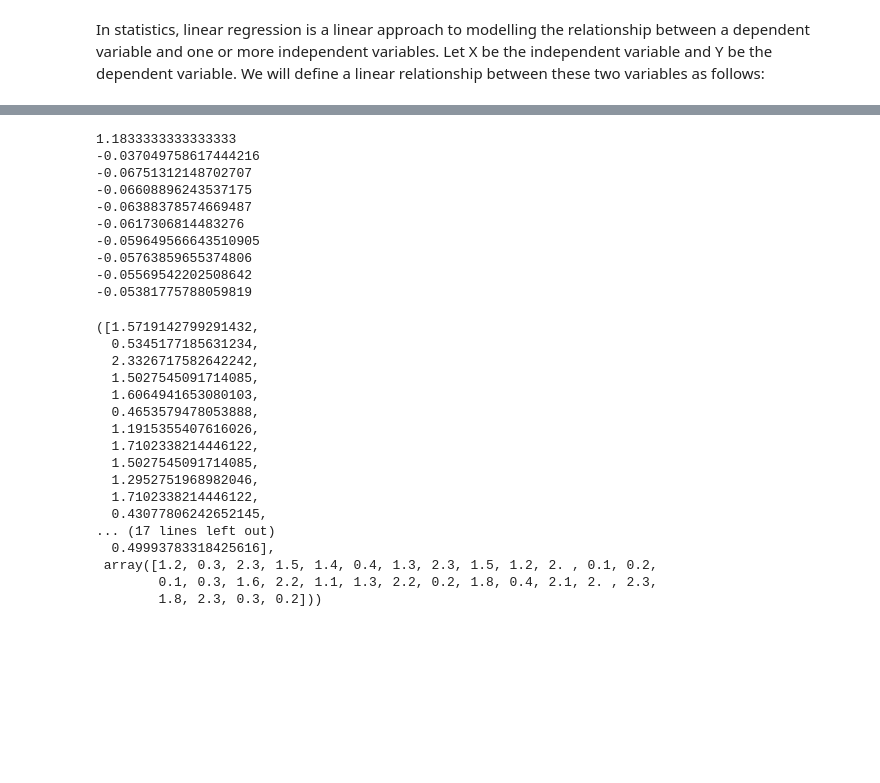
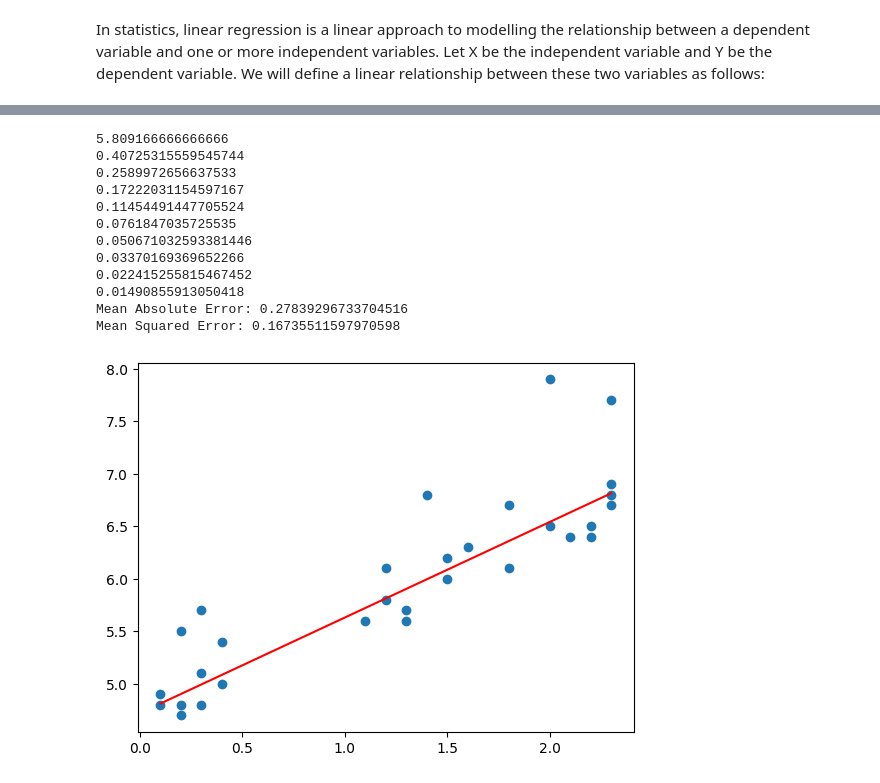
Before and after one commit to darabosmate/BEVADAT2022232, a Jupyter notebook: GYAK/GYAK08/LinearRegression.ipynb, the cells around one changed output, grey strips where cells are left out. Saved outputs shown, nothing was run; the diff lists cells and outputs as text; code cells hidden in the pictures; blank space fills up the shorter version.

```diff
--- a/GYAK/GYAK08/LinearRegression.ipynb
+++ b/GYAK/GYAK08/LinearRegression.ipynb
@@ -121,41 +199,35 @@ from LinearRegressionSkeleton import LinearRegression
 # Load the iris dataset
 iris = load_iris()
 df = pd.DataFrame(iris.data, columns=iris.feature_names)
-X = df['petal length (cm)'].values
-y = df['petal width (cm)'].values
+X = df['petal width (cm)'].values
+y = df['sepal length (cm)'].values
 
 X_train, X_test, Y_train, Y_test = train_test_split(X, y, test_size=0.2, random_state=42)
 
 
 
-linReg = LinearRegression()
+linReg = LinearRegression(epochs=1000, lr=0.01)
 linReg.fit(X_train, Y_train)
-linReg.predict(X_test), Y_test
+linReg.predict(X_test)
+linReg.evaluate(Y_test)
 # %% [output]
-1.1833333333333333
--0.037049758617444216
--0.06751312148702707
--0.06608896243537175
--0.06388378574669487
--0.0617306814483276
--0.059649566643510905
--0.05763859655374806
--0.05569542202508642
--0.05381775788059819
+5.809166666666666
+0.40725315559545744
+0.2589972656637533
+0.17222031154597167
+0.11454491447705524
+0.0761847035725535
+0.050671032593381446
+0.03370169369652266
+0.022415255815467452
+0.01490855913050418
+Mean Absolute Error: 0.27839296733704516
+Mean Squared Error: 0.16735511597970598
-([1.5719142799291432,
-  0.5345177185631234,
-  2.3326717582642242,
-  1.5027545091714085,
-  1.6064941653080103,
-  0.4653579478053888,
-  1.1915355407616026,
-  1.7102338214446122,
-  1.5027545091714085,
-  1.2952751968982046,
-  1.7102338214446122,
-  0.43077806242652145,
-... (17 lines left out)
-  0.49993783318425616],
- array([1.2, 0.3, 2.3, 1.5, 1.4, 0.4, 1.3, 2.3, 1.5, 1.2, 2. , 0.1, 0.2,
-        0.1, 0.3, 1.6, 2.2, 1.1, 1.3, 2.2, 0.2, 1.8, 0.4, 2.1, 2. , 2.3,
-        1.8, 2.3, 0.3, 0.2]))
+# %%
+Y_pred = linReg.predicted_values
+
+plt.scatter(X_test, Y_test)
+plt.plot([min(X_test), max(X_test)], [min(Y_pred), max(Y_pred)], color='red') # predicted
+plt.show()
+# %% [output]
+[figure, added]
```
Also changed, not shown: parts of 14 cells of this notebook, 1 other file.
